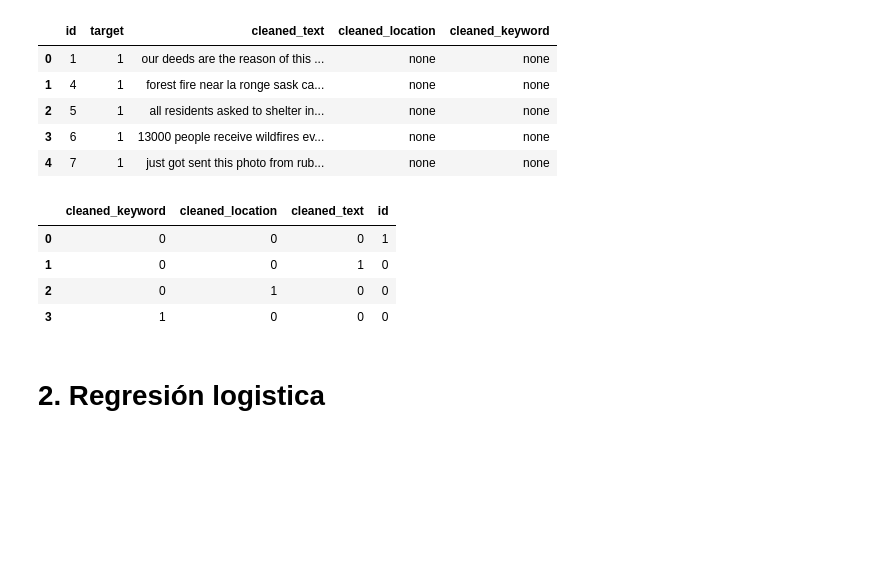
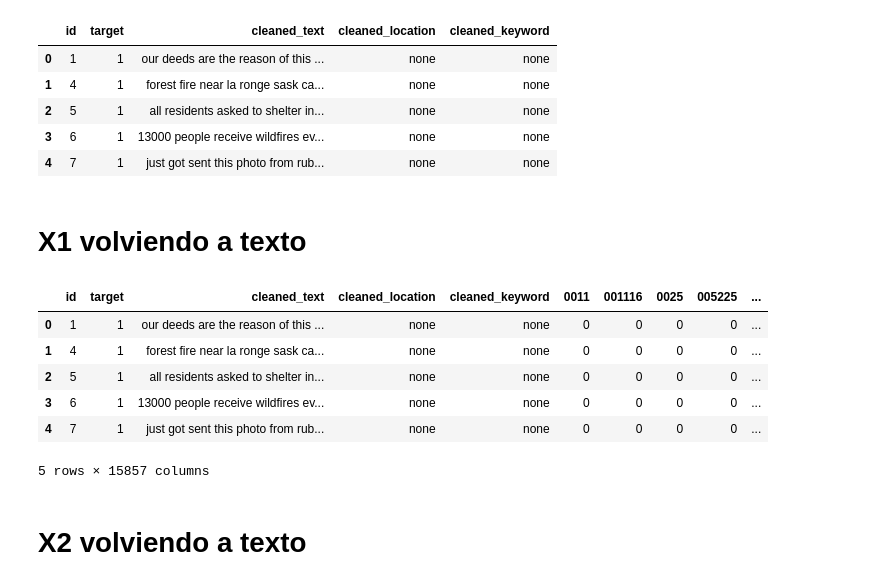
Before and after one commit to FrankRomeroT/H-bito, a Jupyter notebook: Dia 16/desastres_tweet.ipynb, the cells around one changed output. Drawn from its saved outputs; the diff is of its cells as text; code cells hidden in the pictures; blank space fills up the shorter version.

```diff
--- a/Dia 16/desastres_tweet.ipynb
+++ b/Dia 16/desastres_tweet.ipynb
@@ -431,13 +450,8 @@ x2.tail()
 # %% [markdown]
 # Eliminando columnas sin limpiar
 # %%
-x1.drop(columns='keyword',inplace=True)
-x1.drop(columns='location',inplace=True)
-x1.drop(columns='text',inplace=True)
+x1.drop(columns=['keyword', 'location', 'text'], inplace=True)
+x2.drop(columns=['keyword', 'location', 'text'], inplace=True)
-# %%
-x2.drop(columns='keyword',inplace=True)
-x2.drop(columns='location',inplace=True)
-x2.drop(columns='text',inplace=True)
 # %%
 x1.head()
 # %% [output]
@@ -449,18 +463,28 @@ x1.head()
 | 4 | 7 | 1 | just got sent this photo from rub... | none | none |
 # %%
 from sklearn.feature_extraction.text import CountVectorizer
-# %%
-# Crear una instancia de CountVectorizer
-count_vec = CountVectorizer()
-bag_of_words = count_vec.fit_transform(x2)
-bow = pd.DataFrame(bag_of_words.toarray(),columns=count_vec.get_feature_names_out())
-x2 = bow
-x2.head()
-# %% [output]
-|  | cleaned_keyword | cleaned_location | cleaned_text | id |
-| 0 | 0 | 0 | 0 | 1 |
-| 1 | 0 | 0 | 1 | 0 |
-| 2 | 0 | 1 | 0 | 0 |
-| 3 | 1 | 0 | 0 | 0 |
-# %% [markdown]
-# 2. Regresión logistica
+# %% [markdown]
+# X1 volviendo a texto
+# %%
+# Vectorizar el texto
+vectorizer = CountVectorizer()
+X_train_bow = vectorizer.fit_transform(x1['cleaned_text'])
+X_test_bow = vectorizer.transform(x2['cleaned_text'])
+
+# Convertir el resultado del Bag of Words a un DataFrame
+bow_train = pd.DataFrame(X_train_bow.toarray(), columns=vectorizer.get_feature_names_out())
+bow_test = pd.DataFrame(X_test_bow.toarray(), columns=vectorizer.get_feature_names_out())
+
+# Concatenar el Bag of Words con las columnas originales (sin las columnas eliminadas)
+x1 = pd.concat([x1.reset_index(drop=True), bow_train], axis=1)
+x1.head()
+# %% [output]
+|  | id | target | cleaned_text | cleaned_location | cleaned_keyword | 0011 | 001116 | 0025 | 005225 | ... |
+| 0 | 1 | 1 | our deeds are the reason of this ... | none | none | 0 | 0 | 0 | 0 | ... |
+| 1 | 4 | 1 | forest fire near la ronge sask ca... | none | none | 0 | 0 | 0 | 0 | ... |
+| 2 | 5 | 1 | all residents asked to shelter in... | none | none | 0 | 0 | 0 | 0 | ... |
+| 3 | 6 | 1 | 13000 people receive wildfires ev... | none | none | 0 | 0 | 0 | 0 | ... |
+| 4 | 7 | 1 | just got sent this photo from rub... | none | none | 0 | 0 | 0 | 0 | ... |
+5 rows × 15857 columns
+# %% [markdown]
+# X2 volviendo a texto
```
Also changed, not shown: parts of 16 cells of this notebook, 13 other files.
